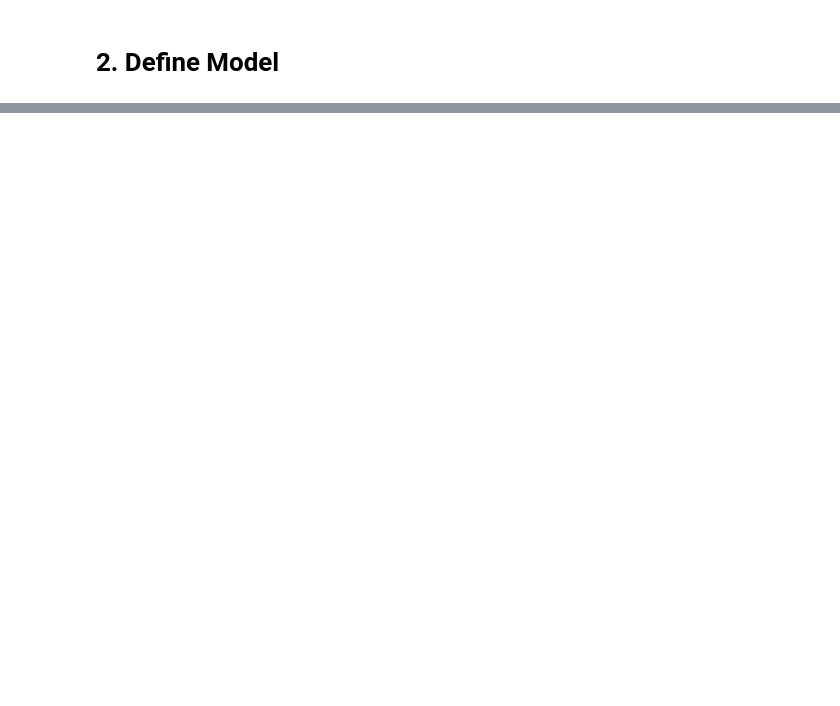
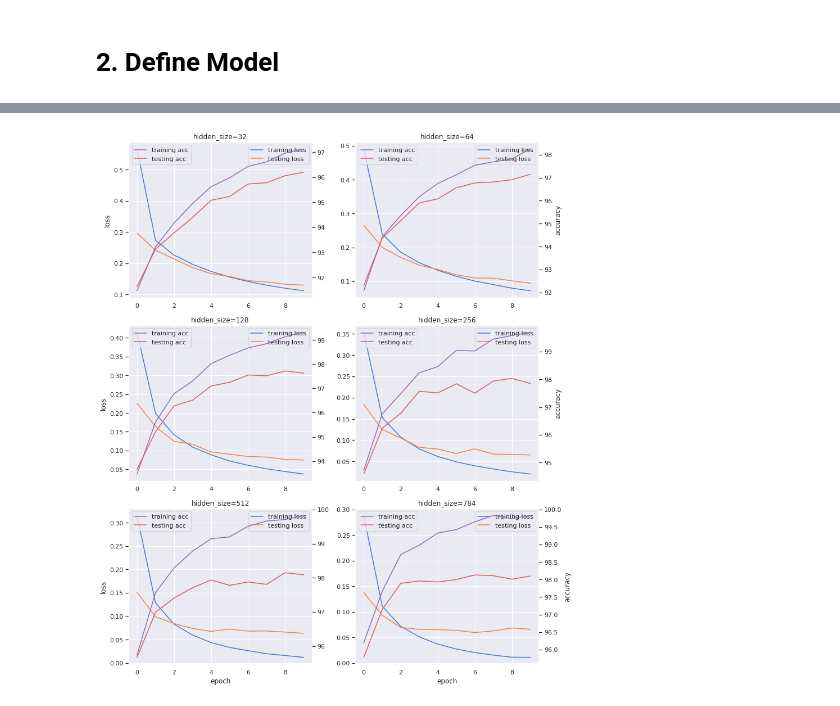
Before and after one commit to ixiaopan/DataScience, a Jupyter notebook: DeepLearning/Lab4.ipynb, the cells around one changed output, grey strips where cells are left out. Saved outputs shown, nothing was run; the diff lists cells and outputs as text; code cells hidden in the pictures; blank space fills up the shorter version.

```diff
--- a/DeepLearning/Lab4.ipynb
+++ b/DeepLearning/Lab4.ipynb
@@ -127,28 +161,28 @@ def predict(model, dataLoader):
 
     return ((100.0 * correct) / total).item()
 # %%
-def plotAcc(hidden_size=784, iters = 10):
+def plotAcc(hidden_size=512, iters = 10, ax1=None, show_loss=False, show_acc=False, show_epoch=False):
     training_loss_epoch, test_loss_epoch, train_acc_epoch, test_acc_epoch = train(hidden_size, iters)
 
     x = np.arange(iters)
-    sns.set(style="darkgrid")
-    # sns.set(palette="muted")
-    fig, (ax1, ax2) = plt.subplots(1, 2, figsize=(12,4))
+    # sns.set(style="darkgrid")
+    sns.set(palette="muted")
+    # fig, ax1 = plt.subplots()
 
     sns.lineplot(x=x, y=training_loss_epoch,  label='training loss', ax=ax1)
     sns.lineplot(x=x, y=test_loss_epoch,label='testing loss', ax=ax1)
-    ax1.set_title('Loss between Training and Testing')
-    ax1.set_xlabel('iteration')
-    ax1.set_ylabel('training/testing loss')
+    ax1.set_title('hidden_size=' + str(hidden_size))
+    if show_epoch:
+      ax1.set_xlabel('epoch')
 
+    if show_loss:
+      ax1.set_ylabel('loss')
 
-    sns.lineplot(x=x, y=train_acc_epoch,  label='training acc', ax=ax2)
-    sns.lineplot(x=x, y=test_acc_epoch,  label='testing acc', ax=ax2)
-    ax2.set_title('Accuracy between Training and Testing')
-    ax2.set_xlabel('iteration')
-    ax2.set_ylabel('training/testing accuracy')
-
-    plt.show()
+    ax2 = ax1.twinx()
+    sns.lineplot(x=x, y=train_acc_epoch, color='m', label='training acc', ax=ax2)
+    sns.lineplot(x=x, y=test_acc_epoch, color='r', label='testing acc', ax=ax2)
+    if show_epoch:
+      ax2.set_xlabel('epoch')
+    if show_acc:
+      ax2.set_ylabel('accuracy')
+    ax2.grid(False)
-# %%
-for s in [784, 1024, 2048, 784*4, 784*5 ]:
-    plotAcc(s)
@@ -165,0 +189,13 @@ for s in [784, 1024, 2048, 784*4, 784*5 ]:
+# %%
+fig, ax = plt.subplots(3, 2, figsize=(12, 14))
+
+for i, s in enumerate([32, 64, 128, 256, 512, 784]):
+    show_loss = i in [0, 2, 4]
+    show_acc = i in [1, 3, 5]
+    show_epoch = i in [4, 5]
+    plotAcc(s, 10, ax[i//2, i%2], show_loss, show_acc, show_epoch)
+
+plt.tight_layout()
+plt.show()
+# %% [output]
+[figure, added]
```
Also changed, not shown: parts of 6 cells of this notebook, 1 other file.
